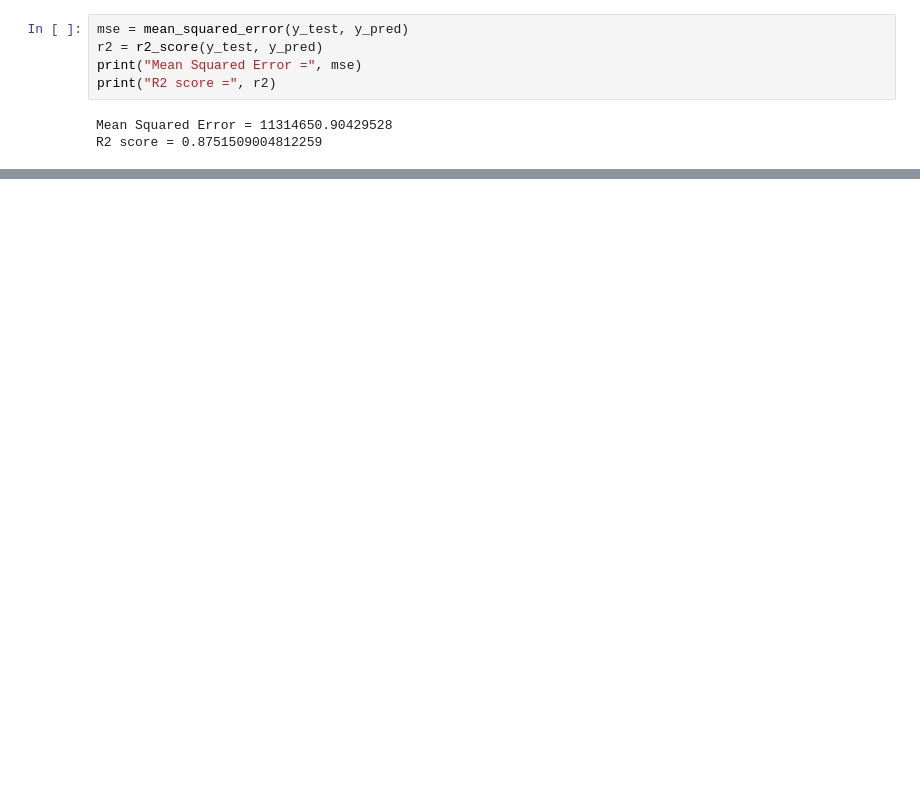
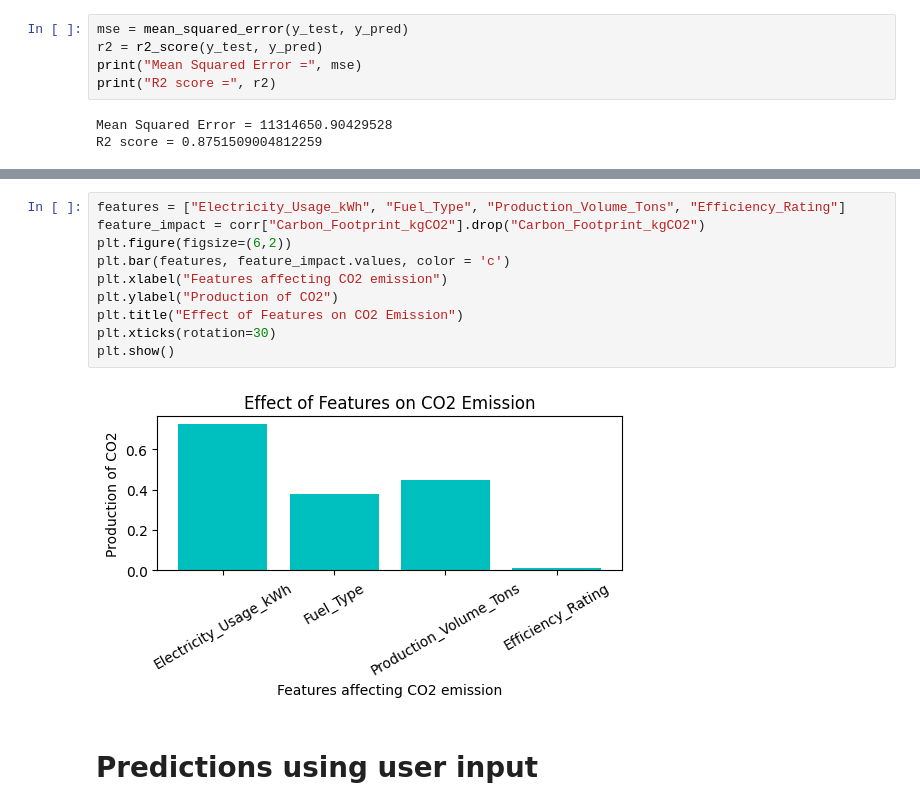
Before and after one commit to varuchi09/Carbon-Footprints-Prediction, a Jupyter notebook: main.ipynb, the cells around one changed output, grey strips where cells are left out. Drawn from its saved outputs; the diff is of its cells as text; blank space fills up the shorter version.

```diff
--- a/main.ipynb
+++ b/main.ipynb
@@ -264,0 +283,14 @@ R2 score = 0.8751509004812259
+# %%
+features = ["Electricity_Usage_kWh", "Fuel_Type", "Production_Volume_Tons",	"Efficiency_Rating"]
+feature_impact = corr["Carbon_Footprint_kgCO2"].drop("Carbon_Footprint_kgCO2")
+plt.figure(figsize=(6,2))
+plt.bar(features, feature_impact.values, color = 'c')
+plt.xlabel("Features affecting CO2 emission")
+plt.ylabel("Production of CO2")
+plt.title("Effect of Features on CO2 Emission")
+plt.xticks(rotation=30)
+plt.show()
+# %% [output]
+[figure, added]
+# %% [markdown]
+# Predictions using user input
```
Also changed, not shown: parts of 22 cells of this notebook, 1 other file.
